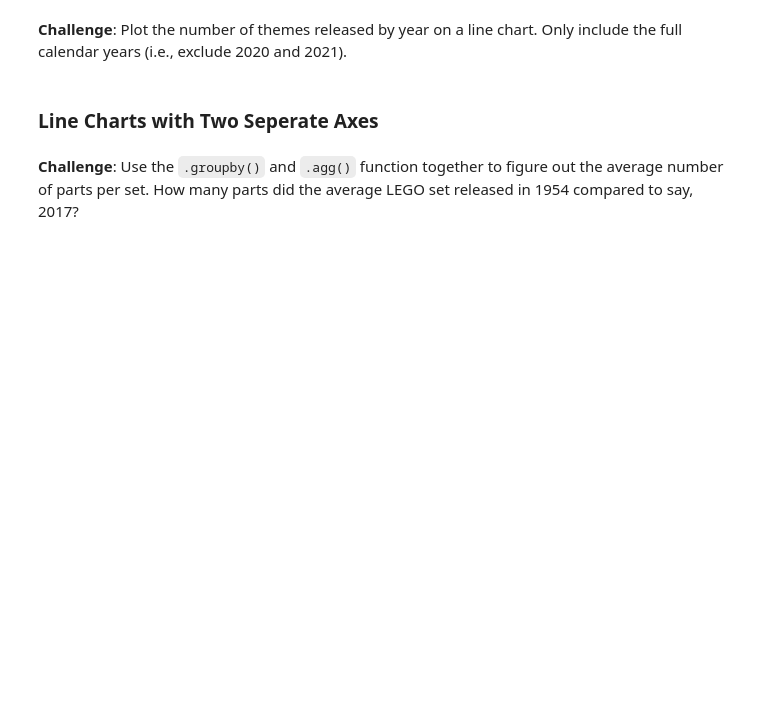
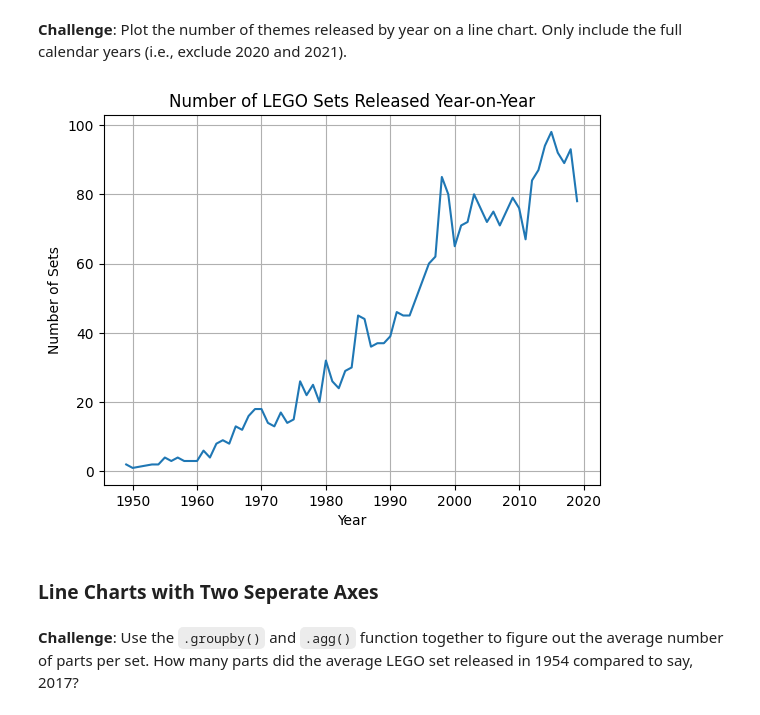
Before and after one commit to Aman88600/100-days-of-code, a Jupyter notebook: Day_74/LEGO Notebook and Data (start)/Lego_Analysis_for_Course_(start).ipynb, the cells around one changed output. Drawn from its saved outputs; the diff is of its cells as text; code cells hidden in the pictures; blank space fills up the shorter version.

```diff
--- a/Day_74/LEGO Notebook and Data (start)/Lego_Analysis_for_Course_(start).ipynb
+++ b/Day_74/LEGO Notebook and Data (start)/Lego_Analysis_for_Course_(start).ipynb
@@ -268,5 +272,30 @@ Name: theme_id, Length: 15710, dtype: int64
 # %% [markdown]
 **Challenge**: Plot the number of themes released by year on a line chart. Only include the full calendar years (i.e., exclude 2020 and 2021).
+# %%
+data = {}
+year_and_theme = df.groupby('year')['theme_id'].nunique()
+
+#print(year_and_set_num)
+# Exclude last 2 years
+year_and_set_num_trimmed = year_and_theme[:-2]
+
+years = year_and_set_num_trimmed.index.tolist()
+num_sets = year_and_set_num_trimmed.values.tolist()
+
+data = dict(zip(years, num_sets))
+# Convert to pandas Series for easy plotting
+sets_per_year = pd.Series(data)
+
+# Plotting
+sets_per_year.plot(kind='line')
+
+plt.title('Number of LEGO Sets Released Year-on-Year')
+plt.xlabel('Year')
+plt.ylabel('Number of Sets')
+plt.grid(True)
+plt.show()
+# %% [output]
+[figure, added]
 # %% [markdown]
 ### Line Charts with Two Seperate Axes
 # %% [markdown]
```
Also changed, not shown: parts of 10 cells of this notebook.
